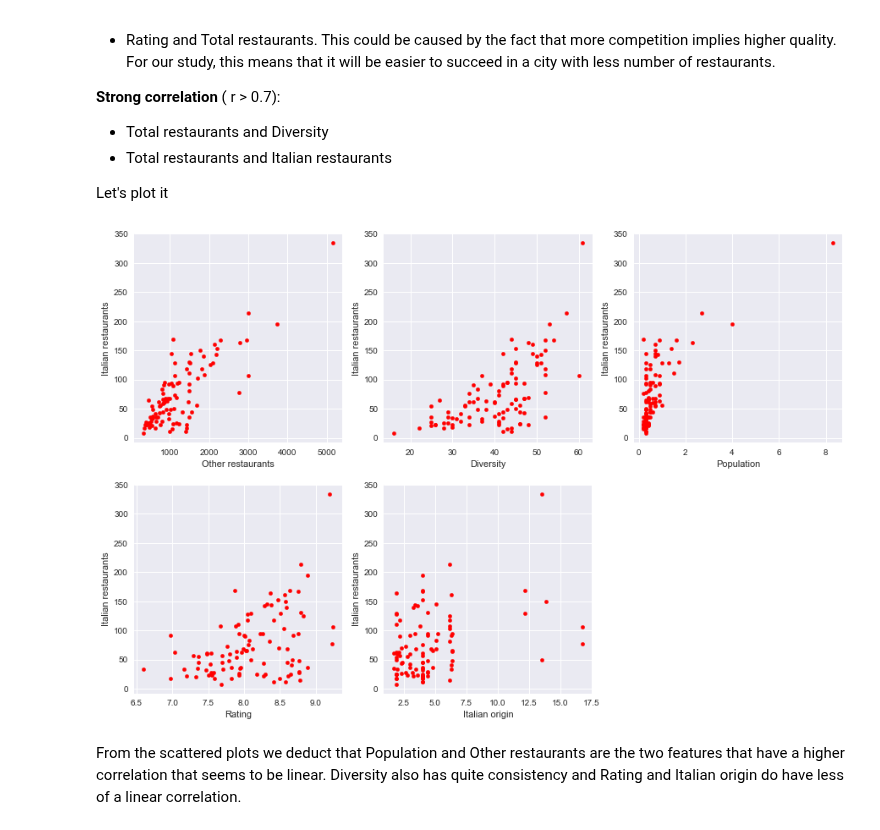
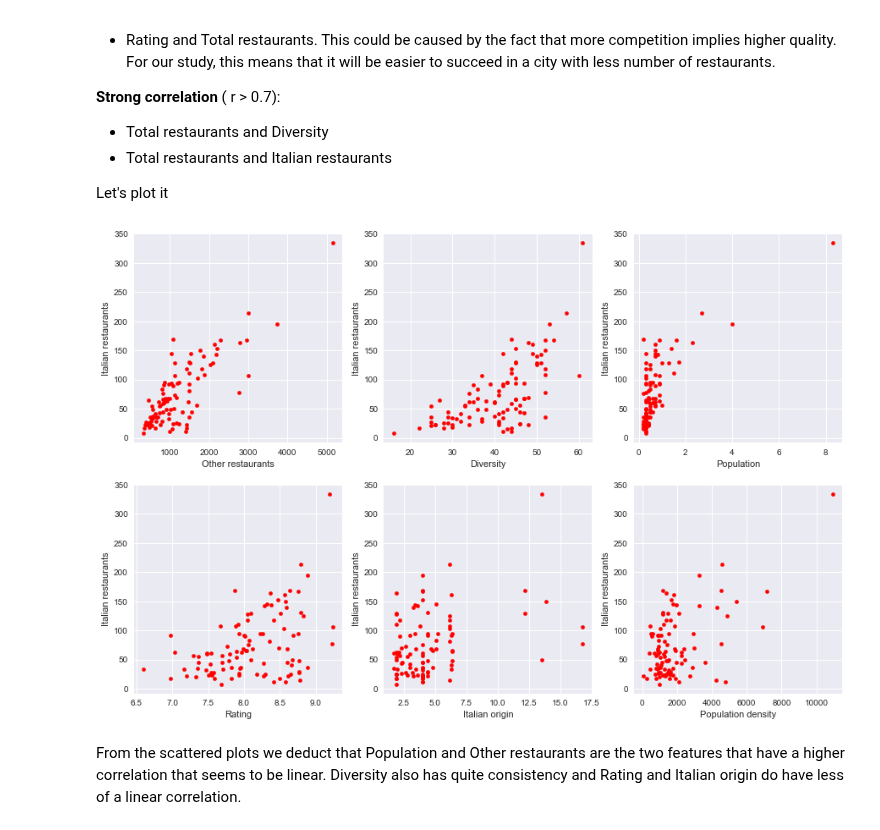
Before and after one commit to idejuan/data_science, a Jupyter notebook: Final_Project_DSPC_w02.ipynb, the cells around one changed output. Saved outputs shown, nothing was run; the diff lists cells and outputs as text; code cells hidden in the pictures.

```diff
--- a/Final_Project_DSPC_w02.ipynb
+++ b/Final_Project_DSPC_w02.ipynb
@@ -116,8 +120,8 @@ df = df.head(100)
 # %%
 df.rename(columns={"State[c]":"State","2019estimate":"Population","2016 population density.1":"Population density"},inplace = True)
 df = df.assign(Population = round(df["Population"]/1000000,1))
+df["Population density"] = df["Population density"].astype(int)
 df.head()
-df
 # %% [output]
 |  | City | State | Population | Population density |
 | 0 | New York City | New York | 8.3 | 10933 |
@@ -360,7 +353,7 @@ list(df_cities.columns)
  'Cuisine',
  'Italian restaurants']
 # %%
-df_cities = df_cities[["City","Total restaurants","Italian restaurants","Diversity","State","Population"]]
+df_cities = df_cities[["City","Total restaurants","Italian restaurants","Diversity","State","Population","Population density"]]
 len(df_cities['City'].unique())
 df_cities.sort_values(by = ['City'])
 #df_cities.duplicated(subset=None, keep='first')
@@ -745,34 +770,40 @@ fig = plt.figure()
 ax1 = fig.add_subplot(231)
 
 ax2 = fig.add_subplot(232)
 
 ax3 = fig.add_subplot(233)
 
 ax4 = fig.add_subplot(234)
 
 ax5 = fig.add_subplot(235)
+
+ax6 = fig.add_subplot(236)
 
 ax1 = df_cities.plot.scatter(x='Other restaurants',
                       y='Italian restaurants',
                       c='Red',figsize = (15,10), ax = ax1)
 
 ax2 = df_cities.plot.scatter(x='Diversity',
                       y='Italian restaurants',
                       c='Red',figsize = (15,10), ax = ax2)
 
 ax3 = df_cities.plot.scatter(x='Population',
                       y='Italian restaurants',
                       c='Red',figsize = (15,10), ax = ax3)
 
 ax4 = df_cities.plot.scatter(x='Rating',
                       y='Italian restaurants',
                       c='Red',figsize = (15,10), ax = ax4)
 
 ax5 = df_cities.plot.scatter(x='Italian origin',
                       y='Italian restaurants',
                       c='Red',figsize = (15,10), ax = ax5)
+
+ax6 = df_cities.plot.scatter(x='Population density',
+                      y='Italian restaurants',
+                      c='Red',figsize = (15,10), ax = ax6)
 # %% [output]
-[figure, old version]
+[figure, new version]
 # %% [markdown]
 From the scattered plots we deduct that Population and Other restaurants are the two features that have a higher correlation that seems to be linear. Diversity also has quite consistency and Rating and Italian origin do have less of a linear correlation.
 # %%
```
Also changed, not shown: parts of 25 cells of this notebook.
